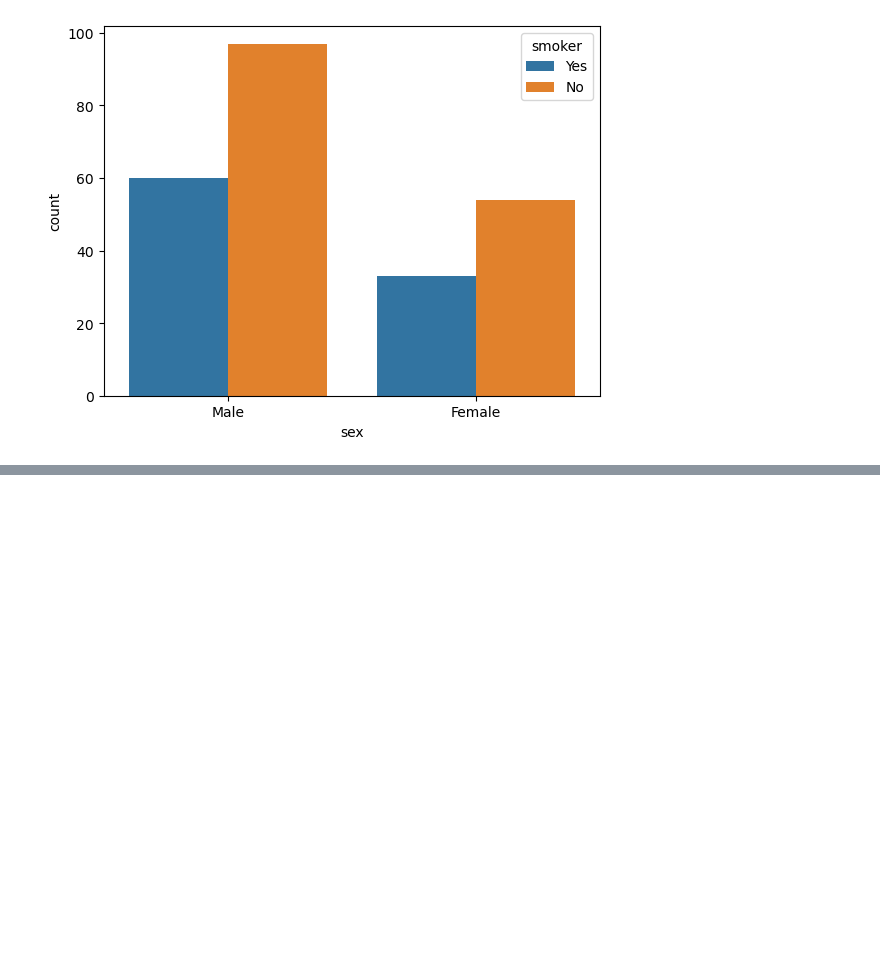
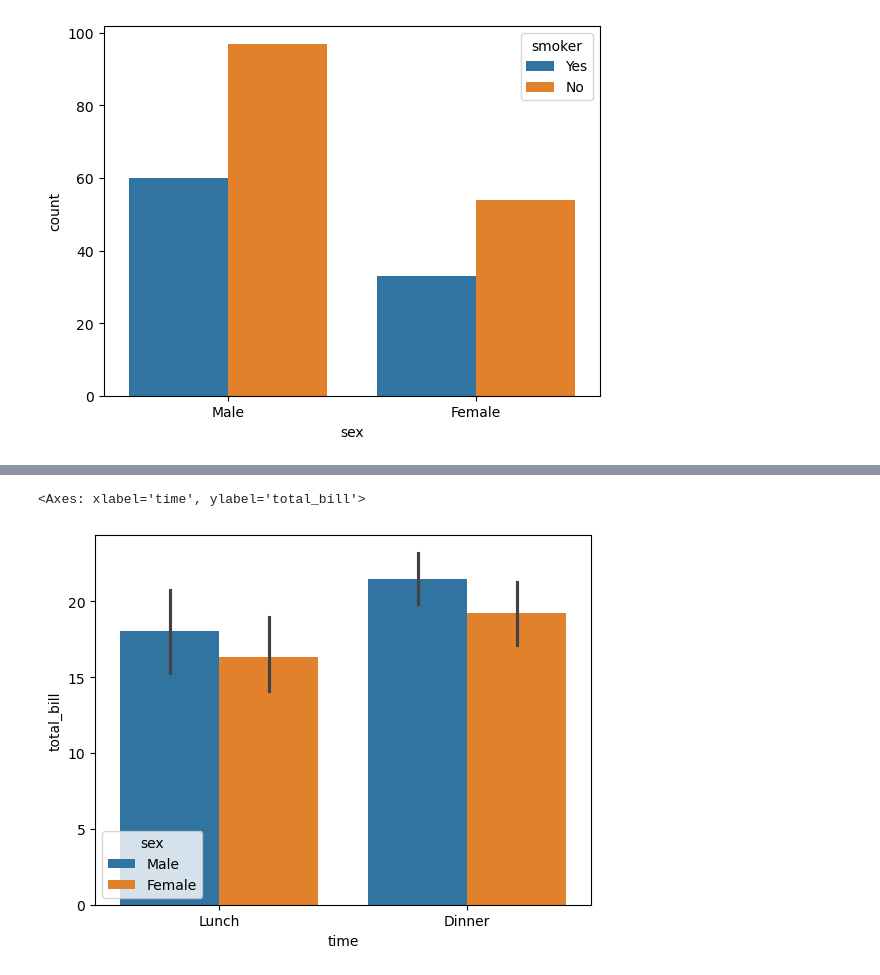
Before and after one commit to bhavya230/Seaborn_practice, a Jupyter notebook: Seaborn.ipynb, the cells around one changed output, grey strips where cells are left out. Drawn from its saved outputs; the diff is of its cells as text; code cells hidden in the pictures; blank space fills up the shorter version.

```diff
--- a/Seaborn.ipynb
+++ b/Seaborn.ipynb
@@ -155,0 +174,5 @@ sns.countplot(x="sex",hue="smoker",data=df)
+# %%
+sns.barplot(x="time",y="total_bill",hue="sex",data=df)
+# %% [output]
+<Axes: xlabel='time', ylabel='total_bill'>
+[figure, added]
```
Also changed, not shown: parts of 6 cells of this notebook.
